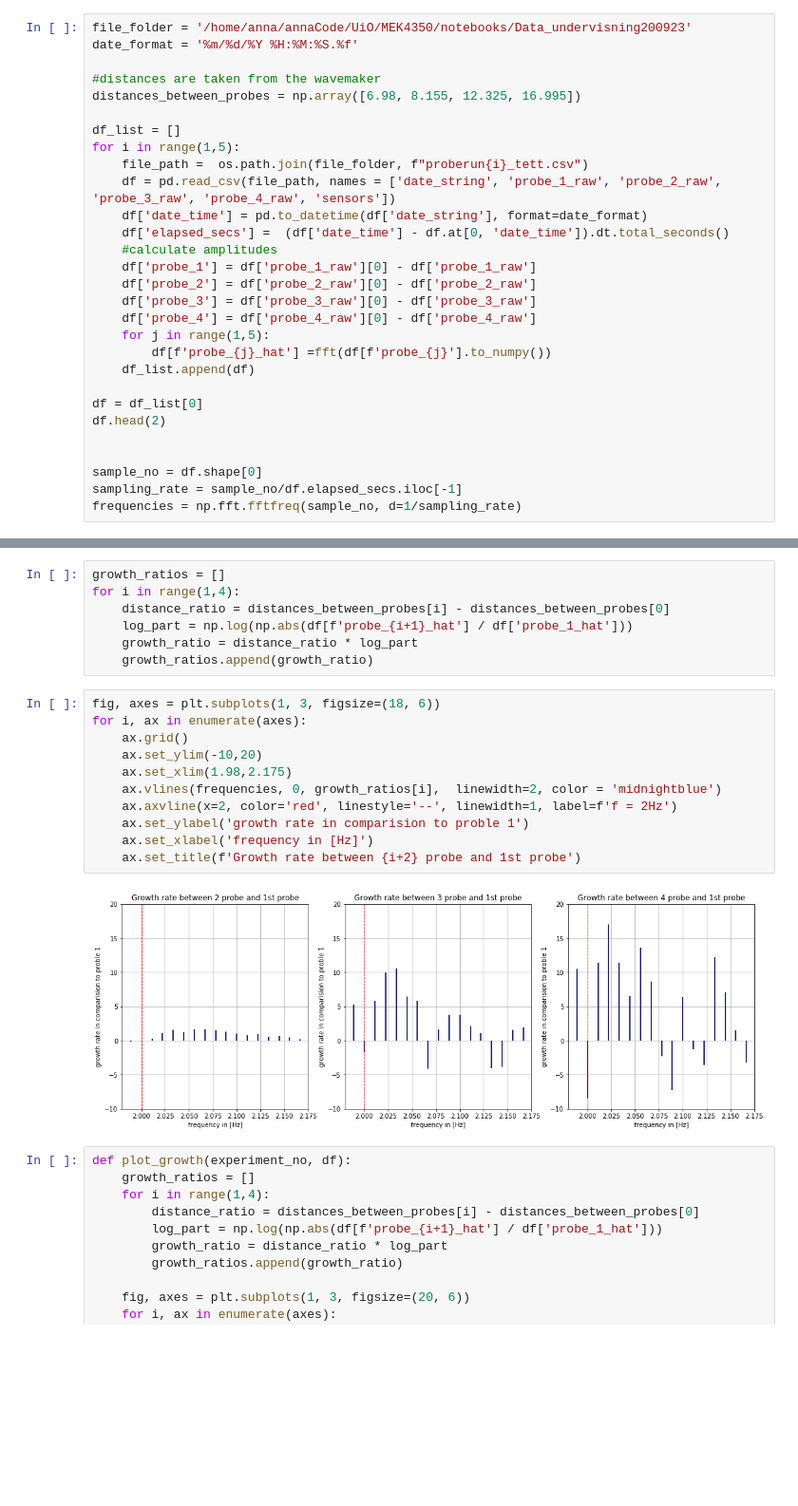
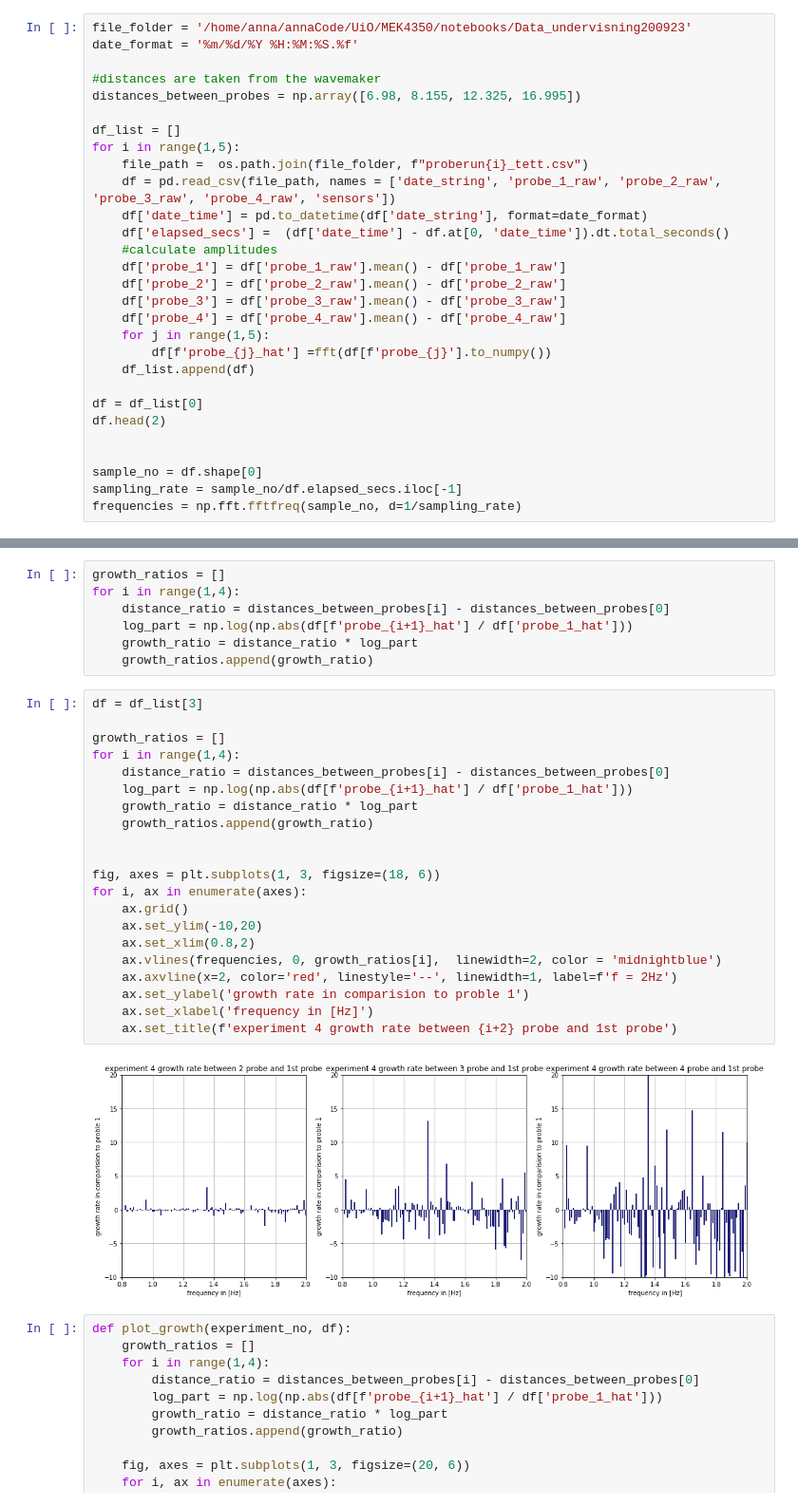
Before and after one commit to AnnaWojciechowska/MEK4350, a Jupyter notebook: Obligatorisk_1/growth_rate.ipynb, the cells around one changed output, grey strips where cells are left out. Shown: that part at 95% size. Drawn from its saved outputs; the diff is of its cells as text; blank space fills up the shorter version.

Commit message:
changed scope for experiment 4

```diff
--- a/Obligatorisk_1/growth_rate.ipynb
+++ b/Obligatorisk_1/growth_rate.ipynb
@@ -26,10 +26,10 @@ for i in range(1,5):
     df['date_time'] = pd.to_datetime(df['date_string'], format=date_format)
     df['elapsed_secs'] =  (df['date_time'] - df.at[0, 'date_time']).dt.total_seconds()
     #calculate amplitudes
-    df['probe_1'] = df['probe_1_raw'][0] - df['probe_1_raw']
-    df['probe_2'] = df['probe_2_raw'][0] - df['probe_2_raw']
-    df['probe_3'] = df['probe_3_raw'][0] - df['probe_3_raw']
-    df['probe_4'] = df['probe_4_raw'][0] - df['probe_4_raw']
+    df['probe_1'] = df['probe_1_raw'].mean() - df['probe_1_raw']
+    df['probe_2'] = df['probe_2_raw'].mean() - df['probe_2_raw']
+    df['probe_3'] = df['probe_3_raw'].mean() - df['probe_3_raw']
+    df['probe_4'] = df['probe_4_raw'].mean() - df['probe_4_raw']
     for j in range(1,5):
         df[f'probe_{j}_hat'] =fft(df[f'probe_{j}'].to_numpy())
     df_list.append(df)
@@ -57,18 +57,28 @@ for i in range(1,4):
     growth_ratio = distance_ratio * log_part
     growth_ratios.append(growth_ratio)
 # %%
+df = df_list[3]
+
+growth_ratios = []
+for i in range(1,4):
+    distance_ratio = distances_between_probes[i] - distances_between_probes[0]
+    log_part = np.log(np.abs(df[f'probe_{i+1}_hat'] / df['probe_1_hat']))
+    growth_ratio = distance_ratio * log_part
+    growth_ratios.append(growth_ratio)
+
+
 fig, axes = plt.subplots(1, 3, figsize=(18, 6))
 for i, ax in enumerate(axes):
     ax.grid()
     ax.set_ylim(-10,20)
-    ax.set_xlim(1.98,2.175)
+    ax.set_xlim(0.8,2)
     ax.vlines(frequencies, 0, growth_ratios[i],  linewidth=2, color = 'midnightblue')
     ax.axvline(x=2, color='red', linestyle='--', linewidth=1, label=f'f = 2Hz')
     ax.set_ylabel('growth rate in comparision to proble 1')
     ax.set_xlabel('frequency in [Hz]')
-    ax.set_title(f'Growth rate between {i+2} probe and 1st probe')
+    ax.set_title(f'experiment 4 growth rate between {i+2} probe and 1st probe')
 # %% [output]
-[figure, old version]
+[figure, new version]
 # %%
 def plot_growth(experiment_no, df):
     growth_ratios = []
```
Also changed, not shown: 1 other file.
